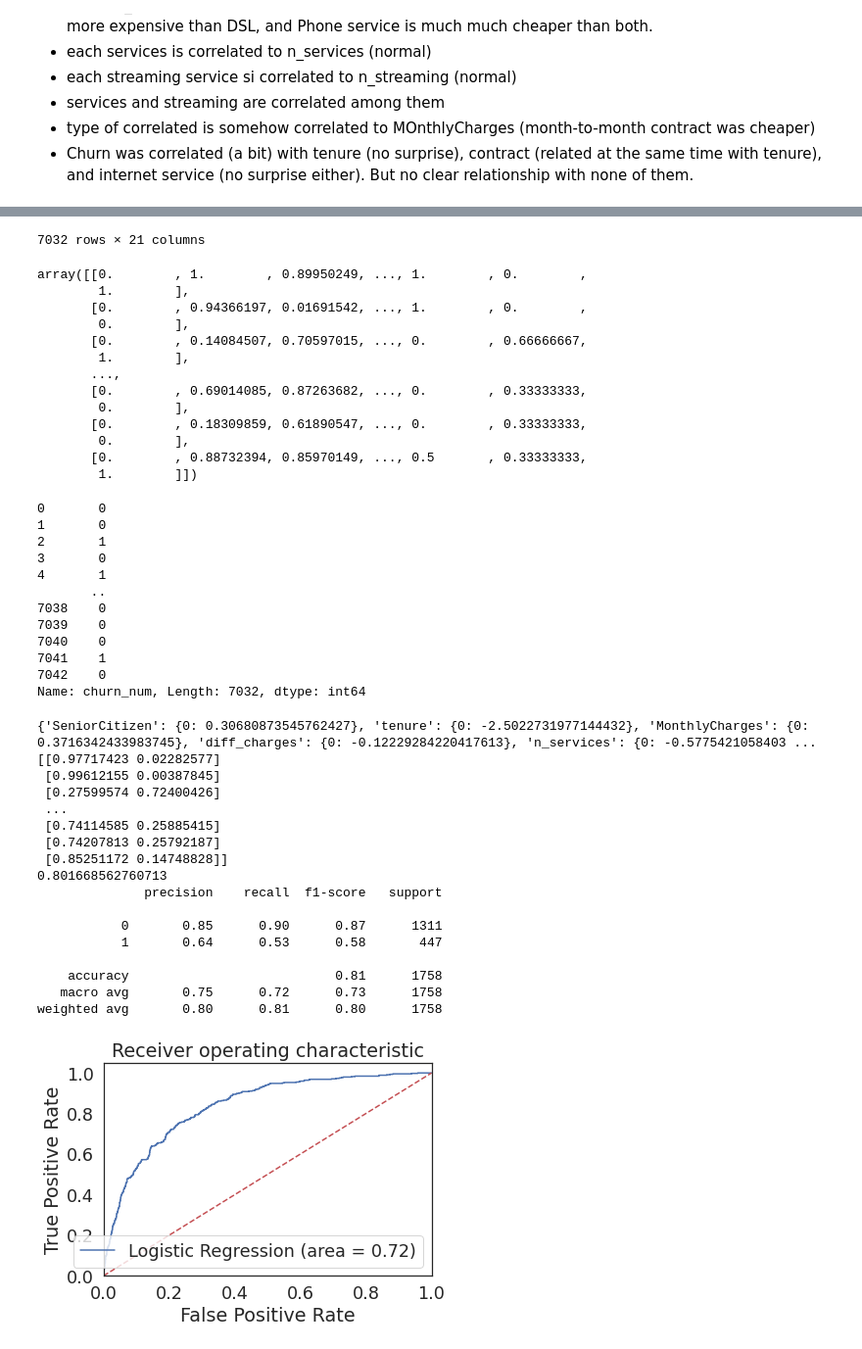
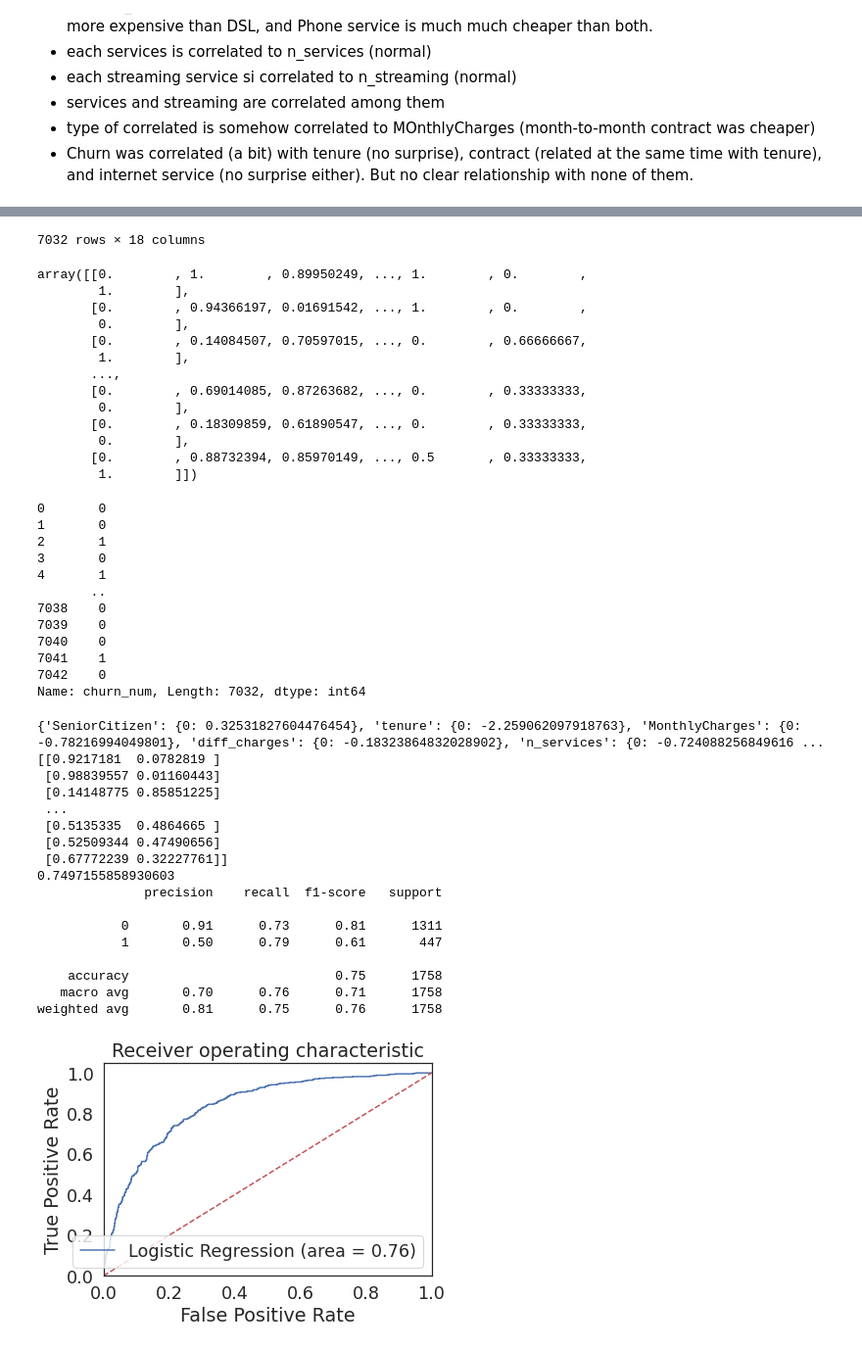
Before and after one commit to arcarrion/churn_prediction, a Jupyter notebook: notebooks/01_exploratory_analysis.ipynb, the cells around one changed output, grey strips where cells are left out. Shown at 98% size. Drawn from its saved outputs; the diff is of its cells as text; code cells hidden in the pictures.

```diff
--- a/notebooks/01_exploratory_analysis.ipynb
+++ b/notebooks/01_exploratory_analysis.ipynb
@@ -761,17 +761,18 @@ raw_data['male'] = (raw_data.gender=='Male')*1
 raw_data['has_partner'] = (raw_data.Partner=='Yes')+0
 raw_data['has_dependents'] = (raw_data.Dependents=='Yes')+0
 raw_data['has_phone_service'] = (raw_data.PhoneService=='Yes')+0
-raw_data['has_multiple_lines'] = (raw_data.MultipleLines=='Yes')*1 + (raw_data.MultipleLines=='No')*0 + (raw_data.MultipleLines=='No phone service')*-1
-raw_data['internet_service'] = (raw_data.InternetService=='No')*-1 + (raw_data.InternetService=='DSL')*0 + (raw_data.InternetService=='Fiber optic')*1
-raw_data['online_security'] = (raw_data.OnlineSecurity=='No internet service')*-1 + (raw_data.OnlineSecurity=='No')*0 + (raw_data.OnlineSecurity=='Yes')*1
-raw_data['online_backup'] = (raw_data.OnlineBackup=='No internet service')*-1 + (raw_data.OnlineBackup=='No')*0 + (raw_data.OnlineBackup=='Yes')*1
-raw_data['device_protection'] = (raw_data.DeviceProtection=='No internet service')*-1 + (raw_data.DeviceProtection=='No')*0 + (raw_data.DeviceProtection=='Yes')*1
-raw_data['tech_support'] = (raw_data.TechSupport=='No internet service')*-1 + (raw_data.TechSupport=='No')*0 + (raw_data.TechSupport=='Yes')*1
-raw_data['streaming_tv'] = (raw_data.StreamingTV=='No internet service')*-1 + (raw_data.StreamingTV=='No')*0 + (raw_data.StreamingTV=='Yes')*1
-raw_data['streaming_movies'] = (raw_data.StreamingMovies=='No internet service')*-1 + (raw_data.StreamingMovies=='No')*0 + (raw_data.StreamingMovies=='Yes')*1
-raw_data['contract'] = (raw_data.Contract=='Month-to-month')*0 + (raw_data.Contract=='One year')*1 + (raw_data.Contract=='Two year')*2
-raw_data['payment_method'] = (raw_data.PaymentMethod=='Bank transfer (automatic)')*0 + (raw_data.PaymentMethod=='Credit card (automatic)')*1 + (raw_data.PaymentMethod=='Electronic check')*2 + (raw_data.PaymentMethod=='Mailed check')*3
-raw_data['paperless_billing'] = (raw_data.PaperlessBilling=='No')*0 + (raw_data.PaperlessBilling=='Yes')*1
+raw_data['has_multiple_lines'] = (raw_data.MultipleLines=='Yes')*99 + (raw_data.MultipleLines=='No')*0 + (raw_data.MultipleLines=='No phone service')*-99
+raw_data['internet_service'] = (raw_data.InternetService=='No')*-99 + (raw_data.InternetService=='DSL')*0 + (raw_data.InternetService=='Fiber optic')*99
+raw_data['online_security'] = (raw_data.OnlineSecurity=='No internet service')*-99 + (raw_data.OnlineSecurity=='No')*0 + (raw_data.OnlineSecurity=='Yes')*99
+raw_data['online_backup'] = (raw_data.OnlineBackup=='No internet service')*-99 + (raw_data.OnlineBackup=='No')*0 + (raw_data.OnlineBackup=='Yes')*99
+raw_data['device_protection'] = (raw_data.DeviceProtection=='No internet service')*-99 + (raw_data.DeviceProtection=='No')*0 + (raw_data.DeviceProtection=='Yes')*99
+raw_data['tech_support'] = (raw_data.TechSupport=='No internet service')*-99 + (raw_data.TechSupport=='No')*0 + (raw_data.TechSupport=='Yes')*99
+raw_data['streaming_tv'] = (raw_data.StreamingTV=='No internet service')*-99 + (raw_data.StreamingTV=='No')*0 + (raw_data.StreamingTV=='Yes')*99
+raw_data['streaming_movies'] = (raw_data.StreamingMovies=='No internet service')*-99 + (raw_data.StreamingMovies=='No')*0 + (raw_data.StreamingMovies=='Yes')*99
+raw_data['contract'] = (raw_data.Contract=='Month-to-month')*-99 + (raw_data.Contract=='One year')*0 + (raw_data.Contract=='Two year')*99
+raw_data['payment_method'] = (raw_data.PaymentMethod=='Bank transfer (automatic)')*0 + (raw_data.PaymentMethod=='Credit card (automatic)')*25 + (raw_data.PaymentMethod=='Electronic check')*50 + (raw_data.PaymentMethod=='Mailed check')*100
+raw_data['paperless_billing'] = (raw_data.PaperlessBilling=='No')*0 + (raw_data.PaperlessBilling=='Yes')*99
+raw_data['n_phone_lines'] = raw_data.has_phone_service + raw_data.has_multiple_lines
 print(raw_data.dtypes)
 # %% [output]
 customerID             object
@@ -886,7 +887,17 @@ from sklearn.model_selection import train_test_split
 from sklearn import preprocessing
 from sklearn.linear_model import LogisticRegression
 
-model_data = raw_data.loc[:, ['SeniorCitizen', 'tenure', 'MonthlyCharges', 'diff_charges', 'n_services', 'n_streaming', 'male', 'has_partner' ,'has_dependents', 'has_phone_service', 'has_multiple_lines', 'internet_service', 'online_security', 'online_backup', 'device_protection', 'tech_support', 'streaming_tv', 'streaming_movies', 'contract', 'payment_method', 'paperless_billing', 'churn_num']]
+model_data = raw_data.loc[:, ['SeniorCitizen', 'tenure', 'MonthlyCharges',
+                              'diff_charges', 'n_services', 'n_streaming',
+                              'male', 'has_partner' ,'has_dependents',
+                              'n_phone_lines',
+                              #'has_phone_service', 'has_multiple_lines',
+                              'internet_service', 'online_security',
+                              'online_backup', 'device_protection',
+                              'tech_support',
+                              #'streaming_tv', 'streaming_movies',
+                              'contract', 'payment_method', 'paperless_billing',
+                              'churn_num']]
 
 
 X = model_data.iloc[:, 0:-1].copy()
@@ -901,7 +912,7 @@ X_test_trans = min_max_scaler.transform(X_test)
 
 display(X_train_trans)
 display(y)
-clf = LogisticRegression(random_state=0).fit(X_train_trans, y_train)
+clf = LogisticRegression(random_state=0, class_weight='balanced').fit(X_train_trans, y_train)
 coefs = pd.DataFrame(clf.coef_, columns=X_train.columns.values)
 print(coefs.to_dict())
 
@@ -939,50 +950,50 @@ plt.show()
 | 7040 | 0 | 11 | 29.60 | 20.85 | 1 | 0 | 0 | 1 | ... |
 | 7041 | 1 | 4 | 74.40 | 9.00 | 0 | 0 | 1 | 1 | ... |
 | 7042 | 0 | 66 | 105.65 | -128.40 | 3 | 2 | 1 | 0 | ... |
-7032 rows × 21 columns
+7032 rows × 18 columns
 array([[0.        , 1.        , 0.89950249, ..., 1.        , 0.        ,
         1.        ],
        [0.        , 0.94366197, 0.01691542, ..., 1.        , 0.        ,
         0.        ],
        [0.        , 0.14084507, 0.70597015, ..., 0.        , 0.66666667,
         1.        ],
        ...,
        [0.        , 0.69014085, 0.87263682, ..., 0.        , 0.33333333,
         0.        ],
        [0.        , 0.18309859, 0.61890547, ..., 0.        , 0.33333333,
         0.        ],
        [0.        , 0.88732394, 0.85970149, ..., 0.5       , 0.33333333,
         1.        ]])
 0       0
 1       0
 2       1
 3       0
 4       1
        ..
 7038    0
 7039    0
 7040    0
 7041    1
 7042    0
 Name: churn_num, Length: 7032, dtype: int64
-{'SeniorCitizen': {0: 0.30680873545762427}, 'tenure': {0: -2.5022731977144432}, 'MonthlyCharges': {0: 0.3716342433983745}, 'diff_charges': {0: -0.12229284220417613}, 'n_services': {0: -0.5775421058403 ...
-[[0.97717423 0.02282577]
- [0.99612155 0.00387845]
- [0.27599574 0.72400426]
+{'SeniorCitizen': {0: 0.32531827604476454}, 'tenure': {0: -2.259062097918763}, 'MonthlyCharges': {0: -0.78216994049801}, 'diff_charges': {0: -0.18323864832028902}, 'n_services': {0: -0.724088256849616 ...
+[[0.9217181  0.0782819 ]
+ [0.98839557 0.01160443]
+ [0.14148775 0.85851225]
  ...
- [0.74114585 0.25885415]
- [0.74207813 0.25792187]
- [0.85251172 0.14748828]]
-0.801668562760713
+ [0.5135335  0.4864665 ]
+ [0.52509344 0.47490656]
+ [0.67772239 0.32227761]]
+0.7497155858930603
               precision    recall  f1-score   support
 
-           0       0.85      0.90      0.87      1311
-           1       0.64      0.53      0.58       447
+           0       0.91      0.73      0.81      1311
+           1       0.50      0.79      0.61       447
 
-    accuracy                           0.81      1758
-   macro avg       0.75      0.72      0.73      1758
-weighted avg       0.80      0.81      0.80      1758
+    accuracy                           0.75      1758
+   macro avg       0.70      0.76      0.71      1758
+weighted avg       0.81      0.75      0.76      1758
-[figure, old version]
+[figure, new version]
 # %%
 clf.predict_proba(X_train_trans)
 # %% [output]
```
Also changed, not shown: parts of 16 cells of this notebook.
